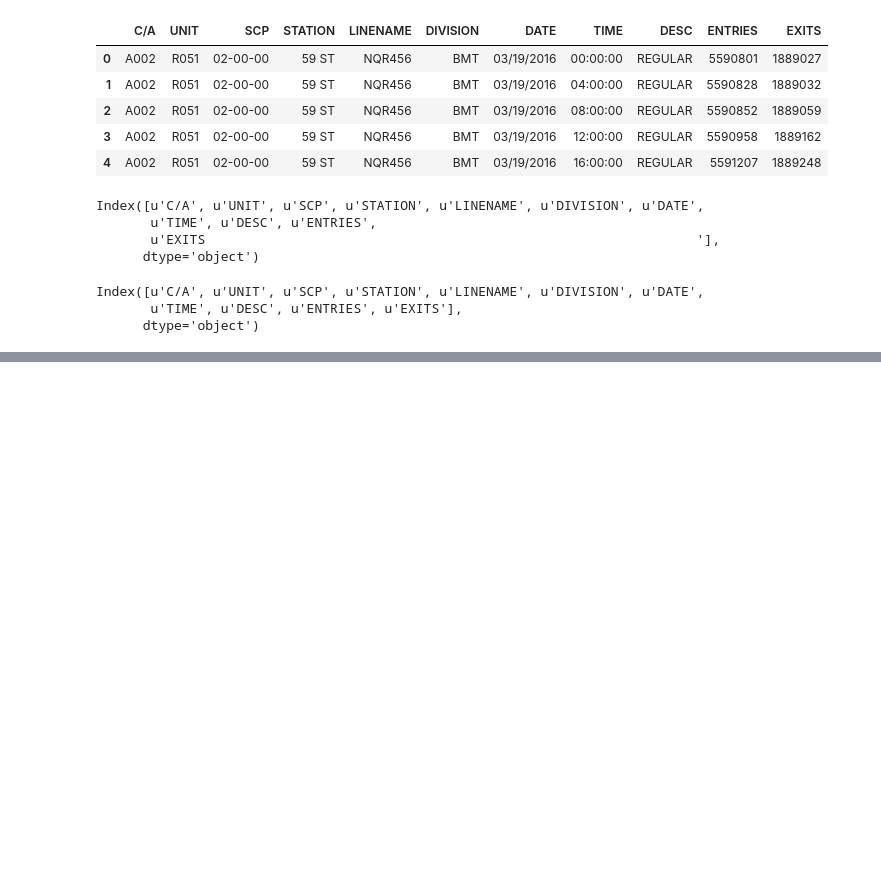
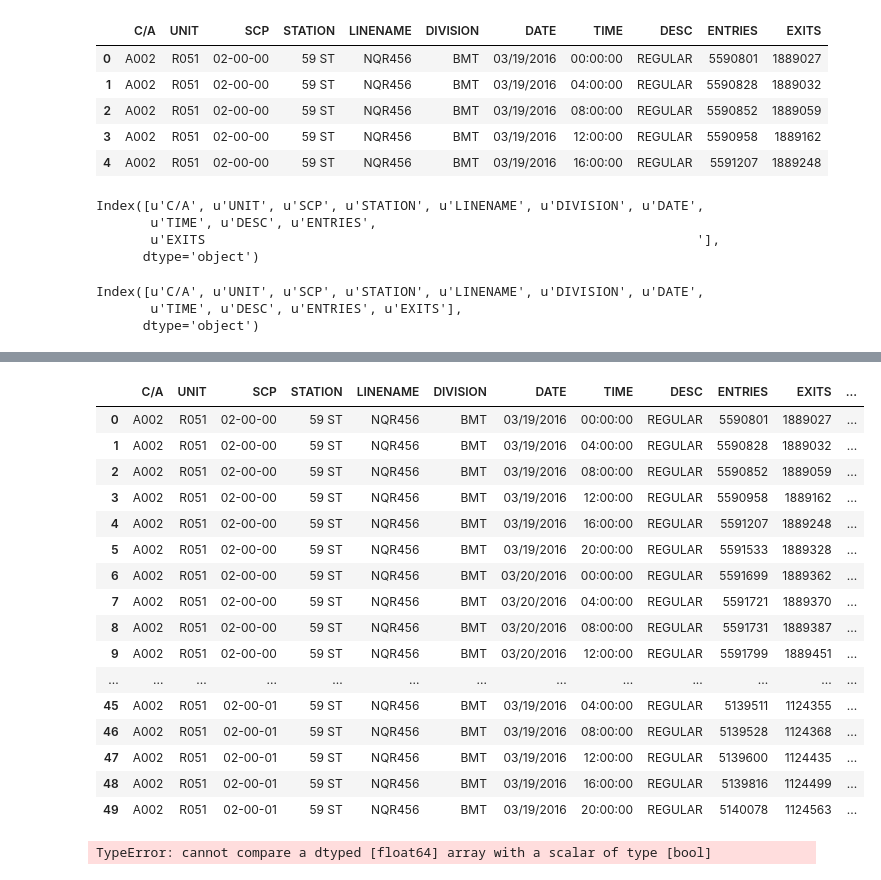
Before and after one commit to jgondin/benson_team_awesome, a Jupyter notebook: Benson_Project_Nate.ipynb, the cells around one changed output, grey strips where cells are left out. Cells and saved outputs as stored; diff of their text form; code cells hidden in the pictures; blank space fills up the shorter version.

```diff
--- a/Benson_Project_Nate.ipynb
+++ b/Benson_Project_Nate.ipynb
@@ -28,4 +53,5 @@ Index([u'C/A', u'UNIT', u'SCP', u'STATION', u'LINENAME', u'DIVISION', u'DATE',
        u'TIME', u'DESC', u'ENTRIES', u'EXITS'],
       dtype='object')
 # %%
-data['Delta'] = abs((data['ENTRIES'] - data['ENTRIES'].shift(-1)) + (data['EXITS'] - data['EXITS'].shift(-1)))
+#data[mask, 'Delta'] = abs((data[mask,'ENTRIES'] - data[mask,'ENTRIES'].shift(-1)) + (data[mask,'EXITS'] - data[mask,'EXITS'].shift(-1)))
+data.head()
@@ -34,2 +64,0 @@ test = data.sort_values(['Delta'])
-# %%
-data[['TIME','DATE']] = pd.to_datetime(data[['TIME','DATE']])
@@ -48,0 +65,10 @@ data[data['UNIT'] == 'R032'].head()
+# %%
+#Create the keys that is used to make a mask
+
+data['id'] = data.iloc[:, 0]
+for j in range(1,4):
+        data.ix[:,'id'] += ',' + data.iloc[:,j]
+
+#drop the keys that is
+mask_key = data['id'].drop_duplicates()
+print(data.head())
@@ -48,0 +89,7 @@ data[data['UNIT'] == 'R032'].head()
+# %%
+#Initialize the Delta columns as zeros
+data['Delta'] = np.zeros(data.shape[0])
+
+#temporary function to fill in the deltas by selections
+def fill_in(mask):
+    data.loc[mask,'Delta'] = abs((data.loc[mask, 'ENTRIES'] - data.loc[mask, 'ENTRIES'].shift(-1)) + (data.loc[mask, 'EXITS'] - data.loc[mask, 'EXITS'].shift(-1)))
@@ -48,0 +100,26 @@ data[data['UNIT'] == 'R032'].head()
+# %%
+#print(data.head(20))
+data.head(50)
+# %% [output]
+|  | C/A | UNIT | SCP | STATION | LINENAME | DIVISION | DATE | TIME | DESC | ENTRIES | EXITS | ... |
+| 0 | A002 | R051 | 02-00-00 | 59 ST | NQR456 | BMT | 03/19/2016 | 00:00:00 | REGULAR | 5590801 | 1889027 | ... |
+| 1 | A002 | R051 | 02-00-00 | 59 ST | NQR456 | BMT | 03/19/2016 | 04:00:00 | REGULAR | 5590828 | 1889032 | ... |
+| 2 | A002 | R051 | 02-00-00 | 59 ST | NQR456 | BMT | 03/19/2016 | 08:00:00 | REGULAR | 5590852 | 1889059 | ... |
+| 3 | A002 | R051 | 02-00-00 | 59 ST | NQR456 | BMT | 03/19/2016 | 12:00:00 | REGULAR | 5590958 | 1889162 | ... |
+| 4 | A002 | R051 | 02-00-00 | 59 ST | NQR456 | BMT | 03/19/2016 | 16:00:00 | REGULAR | 5591207 | 1889248 | ... |
+| 5 | A002 | R051 | 02-00-00 | 59 ST | NQR456 | BMT | 03/19/2016 | 20:00:00 | REGULAR | 5591533 | 1889328 | ... |
+| 6 | A002 | R051 | 02-00-00 | 59 ST | NQR456 | BMT | 03/20/2016 | 00:00:00 | REGULAR | 5591699 | 1889362 | ... |
+| 7 | A002 | R051 | 02-00-00 | 59 ST | NQR456 | BMT | 03/20/2016 | 04:00:00 | REGULAR | 5591721 | 1889370 | ... |
+| 8 | A002 | R051 | 02-00-00 | 59 ST | NQR456 | BMT | 03/20/2016 | 08:00:00 | REGULAR | 5591731 | 1889387 | ... |
+| 9 | A002 | R051 | 02-00-00 | 59 ST | NQR456 | BMT | 03/20/2016 | 12:00:00 | REGULAR | 5591799 | 1889451 | ... |
+| ... | ... | ... | ... | ... | ... | ... | ... | ... | ... | ... | ... | ... |
+| 45 | A002 | R051 | 02-00-01 | 59 ST | NQR456 | BMT | 03/19/2016 | 04:00:00 | REGULAR | 5139511 | 1124355 | ... |
+| 46 | A002 | R051 | 02-00-01 | 59 ST | NQR456 | BMT | 03/19/2016 | 08:00:00 | REGULAR | 5139528 | 1124368 | ... |
+| 47 | A002 | R051 | 02-00-01 | 59 ST | NQR456 | BMT | 03/19/2016 | 12:00:00 | REGULAR | 5139600 | 1124435 | ... |
+| 48 | A002 | R051 | 02-00-01 | 59 ST | NQR456 | BMT | 03/19/2016 | 16:00:00 | REGULAR | 5139816 | 1124499 | ... |
+| 49 | A002 | R051 | 02-00-01 | 59 ST | NQR456 | BMT | 03/19/2016 | 20:00:00 | REGULAR | 5140078 | 1124563 | ... |
+# %%
+# df_night = data[[data['TIME'] == '00:00:00' & (data['Delta'] >= 0 | data['Delta'] <= 5000)]]
+df_night = data[data['Delta'] >= 0 | data['Delta'] <= 5000]
+# %% [output]
+TypeError: cannot compare a dtyped [float64] array with a scalar of type [bool]
```
Also changed, not shown: parts of 12 cells of this notebook, 6 other files.
